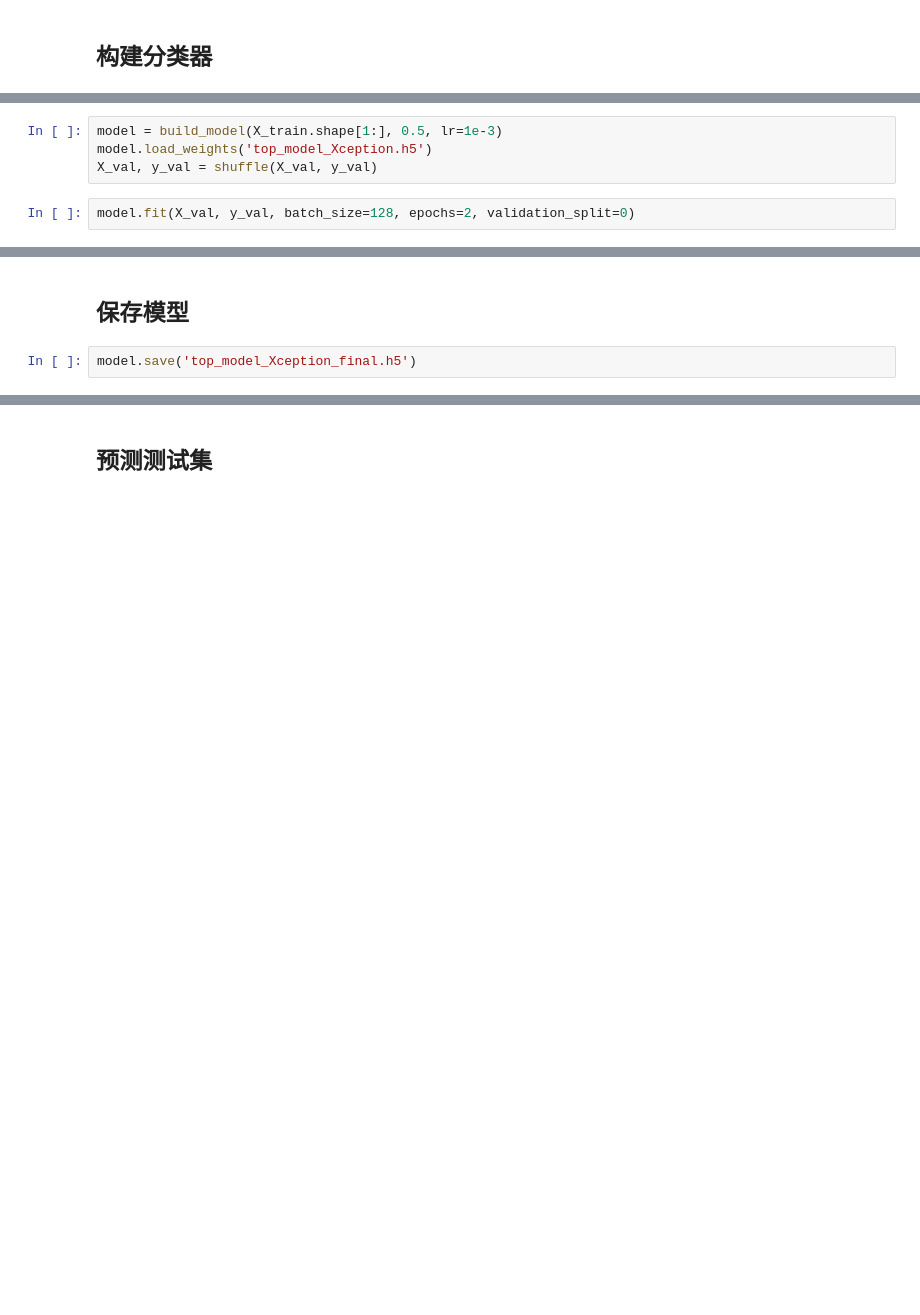
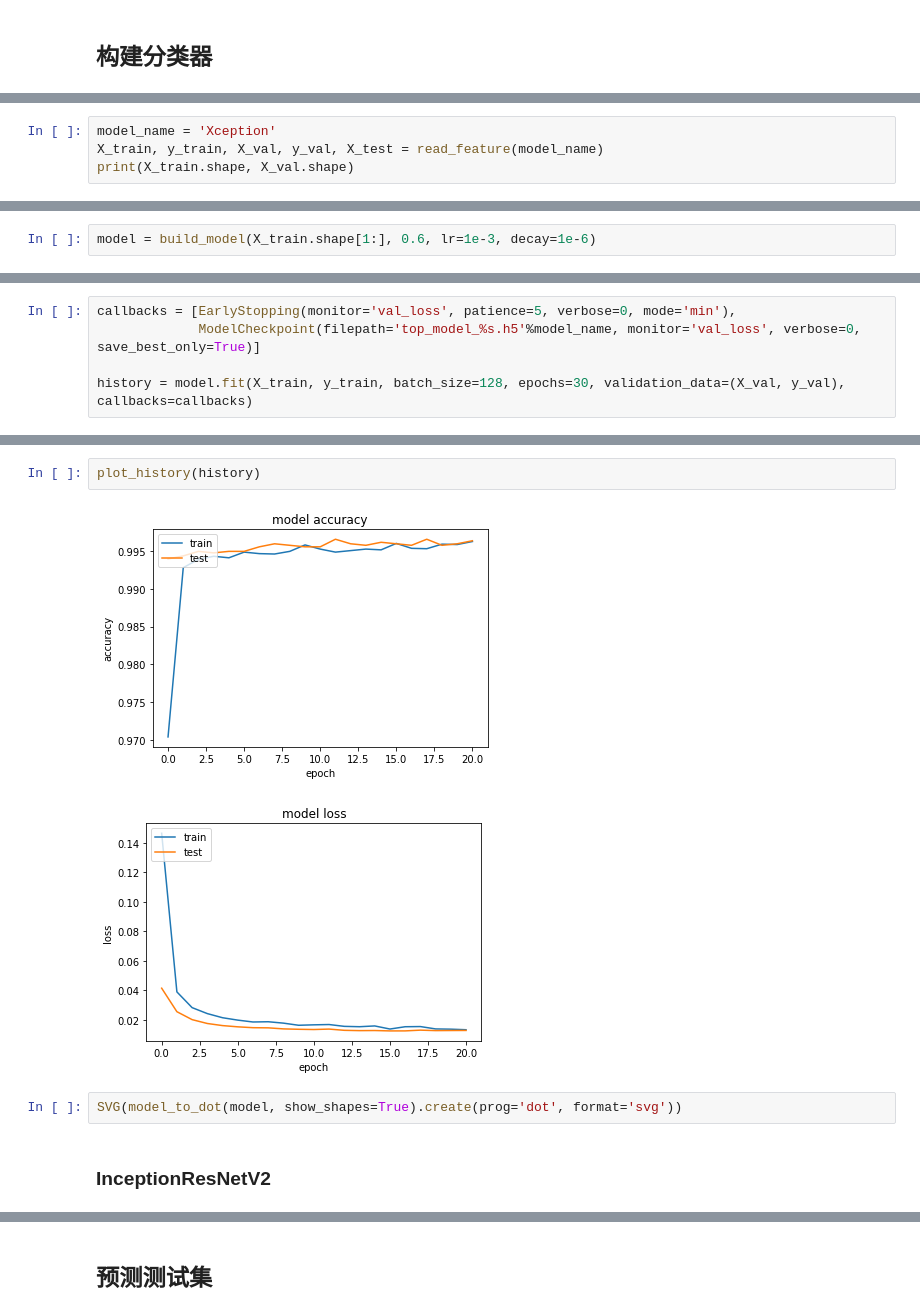
Before and after one commit to crj0322/dog_vs_cat, a Jupyter notebook: classification/single_model.ipynb, the cells around one changed output, grey strips where cells are left out. Cells and saved outputs as stored; diff of their text form; blank space fills up the shorter version.

```diff
--- a/classification/single_model.ipynb
+++ b/classification/single_model.ipynb
@@ -121,0 +120,4 @@ SVG(model_to_dot(model, show_shapes=True).create(prog='dot', format='svg'))
+# %%
+model_name = 'Xception'
+X_train, y_train, X_val, y_val, X_test = read_feature(model_name)
+print(X_train.shape, X_val.shape)
@@ -122,6 +128,2 @@ SVG(model_to_dot(model, show_shapes=True).create(prog='dot', format='svg'))
 # %%
-model = build_model(X_train.shape[1:], 0.5, lr=1e-3)
-model.load_weights('top_model_Xception.h5')
-X_val, y_val = shuffle(X_val, y_val)
+model = build_model(X_train.shape[1:], 0.6, lr=1e-3, decay=1e-6)
-# %%
-model.fit(X_val, y_val, batch_size=128, epochs=2, validation_split=0)
@@ -133,0 +130,5 @@ Epoch 2/2
+# %%
+callbacks = [EarlyStopping(monitor='val_loss', patience=5, verbose=0, mode='min'),
+             ModelCheckpoint(filepath='top_model_%s.h5'%model_name, monitor='val_loss', verbose=0, save_best_only=True)]
+
+history = model.fit(X_train, y_train, batch_size=128, epochs=30, validation_data=(X_val, y_val), callbacks=callbacks)
@@ -134,4 +153,9 @@ Epoch 2/2
+# %%
+plot_history(history)
+# %% [output]
+[figure, added]
+[figure, added]
+# %%
+SVG(model_to_dot(model, show_shapes=True).create(prog='dot', format='svg'))
 # %% [markdown]
-## 保存模型
+### InceptionResNetV2
-# %%
-model.save('top_model_Xception_final.h5')
```
Also changed, not shown: parts of 27 cells of this notebook, 6 other files.
